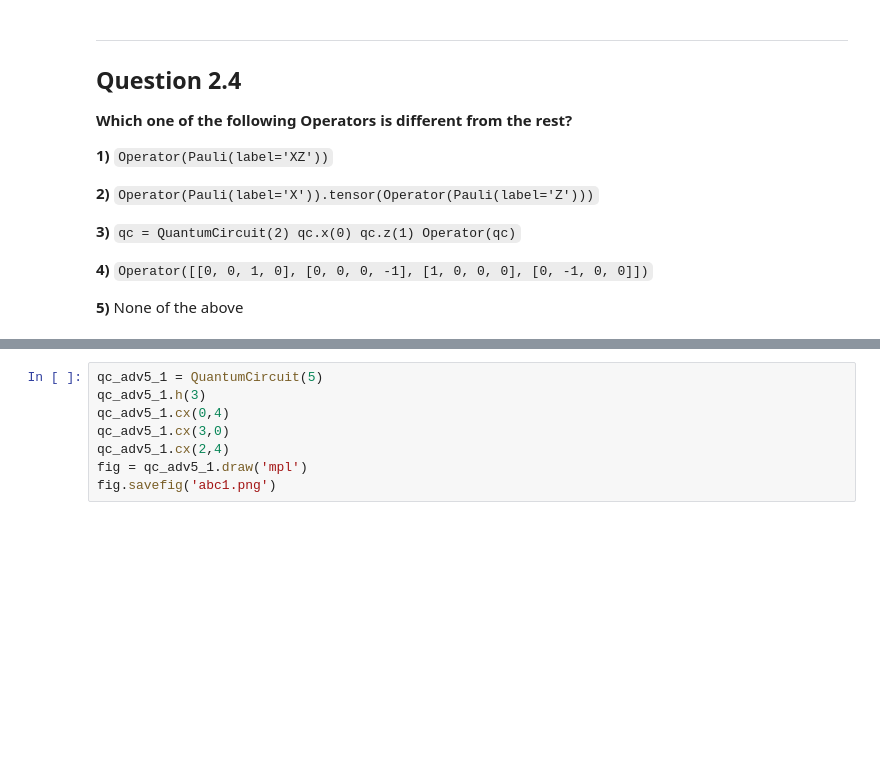
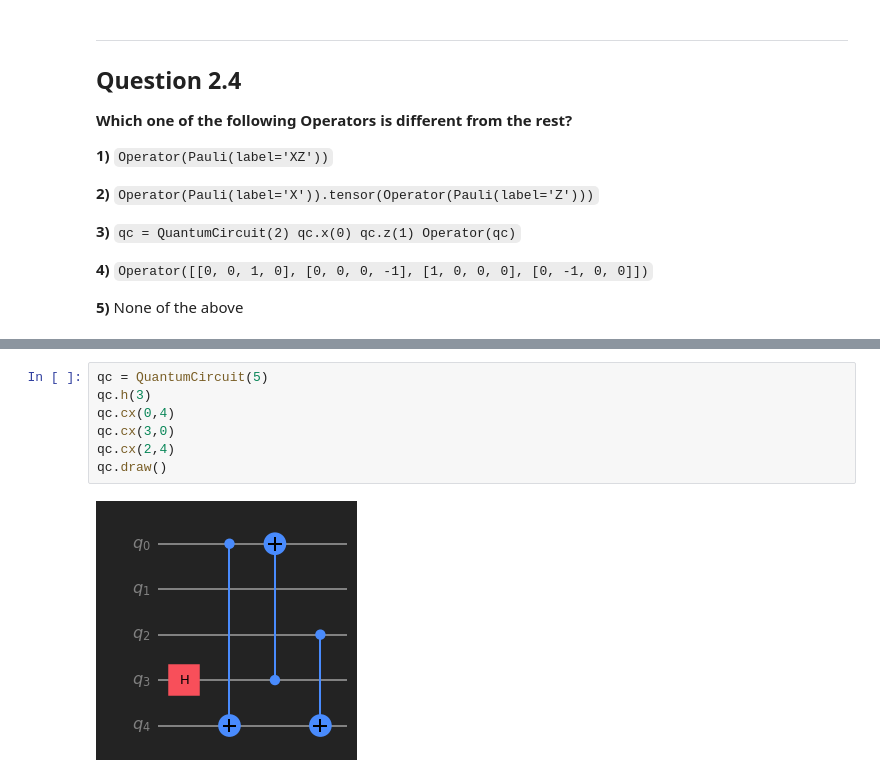
Before and after one commit to diemilio/streams, a Jupyter notebook: qiskit/advocate_exam_2020/solutions/2_advanced_circuits.ipynb, the cells around one changed output, grey strips where cells are left out. Drawn from its saved outputs; the diff is of its cells as text; blank space fills up the shorter version.

```diff
--- a/qiskit/advocate_exam_2020/solutions/2_advanced_circuits.ipynb
+++ b/qiskit/advocate_exam_2020/solutions/2_advanced_circuits.ipynb
@@ -214,8 +217,9 @@ First let's generate this circuit:
 # %%
-qc_adv5_1 = QuantumCircuit(5)
-qc_adv5_1.h(3)
-qc_adv5_1.cx(0,4)
-qc_adv5_1.cx(3,0)
-qc_adv5_1.cx(2,4)
-fig = qc_adv5_1.draw('mpl')
-fig.savefig('abc1.png')
+qc = QuantumCircuit(5)
+qc.h(3)
+qc.cx(0,4)
+qc.cx(3,0)
+qc.cx(2,4)
+qc.draw()
+# %% [output]
+[figure, added]
```
Also changed, not shown: parts of 29 cells of this notebook, 1 other file.
